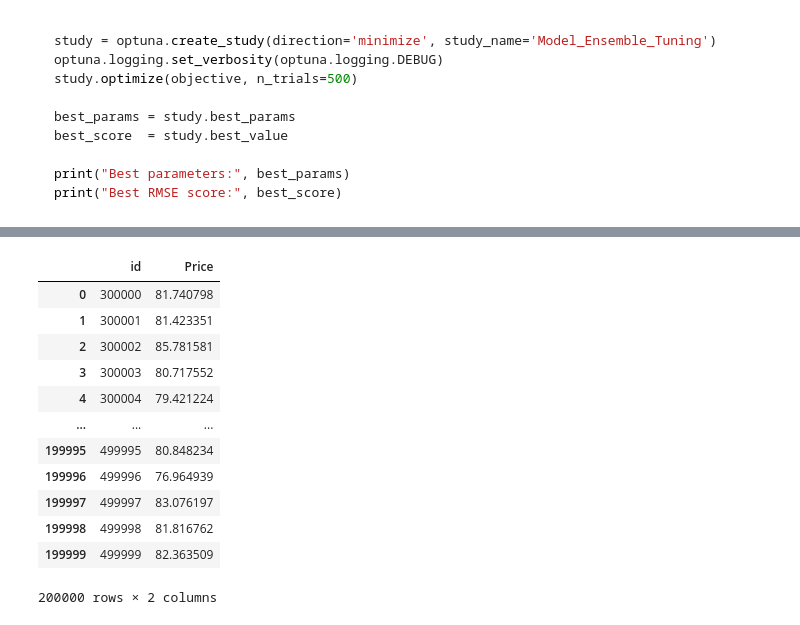
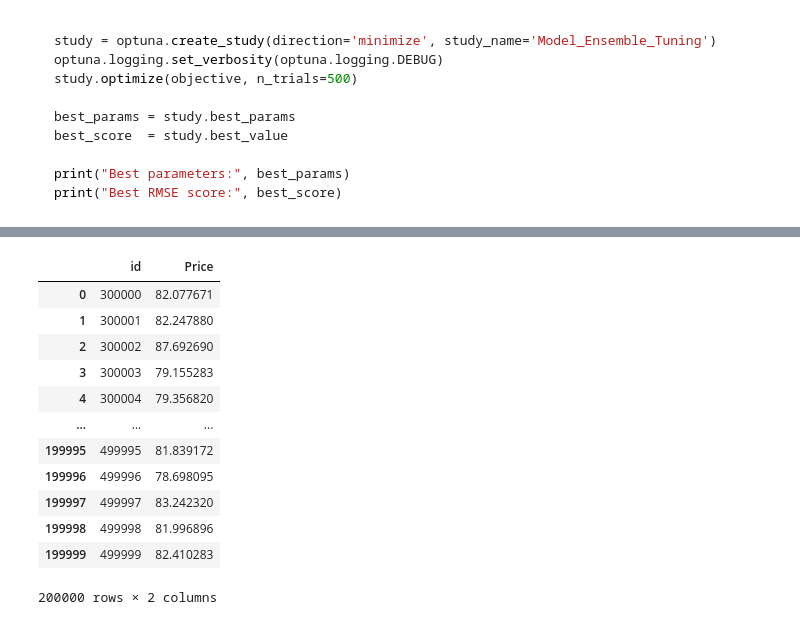
Before and after one commit to Oleksiy-Zhukov/Kaggle-Competitions, a Jupyter notebook: PS/S5E2/backpack-prediction-eda-baseline.ipynb, the cells around one changed output, grey strips where cells are left out. Drawn from its saved outputs; the diff is of its cells as text; code cells hidden in the pictures.

Commit message:
Kaggle Notebook | 🎒 Backpack Price Prediction: EDA -> Ensemble 🚀  | Version 30

```diff
--- a/PS/S5E2/backpack-prediction-eda-baseline.ipynb
+++ b/PS/S5E2/backpack-prediction-eda-baseline.ipynb
@@ -508,6 +508,8 @@ plot_count(train_tg, 'Color', 'Color Distribution of Train Data')
 [figure]
 # %% [markdown]
 # <p style="background-color:#E6F7FF; font-family:'Comic Sans MS', cursive; font-weight:bold; color:#1192AA; font-size:100%; text-align:center; border: 1px solid #003366; border-radius:10px; padding: 10px; box-shadow: 0 4px 15px rgba(0, 51, 102, 0.2);">📜  Data Preprocessing</p>
+# %%
+train_df = train_tg
 # %%
 orig = pd.read_csv("/kaggle/input/student-bag-price-prediction-dataset/Noisy_Student_Bag_Price_Prediction_Dataset.csv")
 orig = orig.loc[(orig["Weight Capacity (kg)"]>5)&(orig["Weight Capacity (kg)"]<30)]
@@ -1029,7 +1031,7 @@ print("Best RMSE score:", best_score)
 #         'Size_Small', 'Style_Messenger', 'Style_NaN', 'Style_Tote', 'Waterproof_No', 'Waterproof_Yes']
 # # Configurations
 kfold = True
-n_splits = 7 if kfold else 1
+n_splits = 5 if kfold else 1
 random_state = 42
 n_estimators = 700
 early_stopping_rounds = 666
@@ -1074,14 +1076,14 @@ for train_index, val_index in kf.split(X_train):
             verbosity = -1,
         ),
 
-        "CatBoost_optuna": cb.CatBoostRegressor(
-            random_state = random_state,
-            learning_rate = 0.2757572018124821,
-            depth = 5,
-            l2_leaf_reg = 7.247059958722575,
-            n_estimators = 666,
-            #cat_features = cats
-        ),
+        # "CatBoost_optuna": cb.CatBoostRegressor(
+        #     random_state = random_state,
+        #     learning_rate = 0.2757572018124821,
+        #     depth = 5,
+        #     l2_leaf_reg = 7.247059958722575,
+        #     n_estimators = 666,
+        #     #cat_features = cats
+        # ),
 
         "LGBM_optuna": lgb.LGBMRegressor(
             learning_rate = 0.03125634355299445,
@@ -1094,15 +1096,15 @@ for train_index, val_index in kf.split(X_train):
             verbosity = -1,
         ),
 
-        "CatBoost_optuna1": cb.CatBoostRegressor(
-            iterations = 1038,
-            depth = 7,
-            learning_rate = 0.05402571213309853,
-            l2_leaf_reg = 0.25707861461291215,
-            random_strength = 0.5892798244734105,
-            bagging_temperature = 0.3700245272388676,
-            border_count = 223
-        ),
+        # "CatBoost_optuna1": cb.CatBoostRegressor(
+        #     iterations = 1038,
+        #     depth = 7,
+        #     learning_rate = 0.05402571213309853,
+        #     l2_leaf_reg = 0.25707861461291215,
+        #     random_strength = 0.5892798244734105,
+        #     bagging_temperature = 0.3700245272388676,
+        #     border_count = 223
+        # ),
     }
 
     val_preds_list = []
@@ -1185,30 +1187,30 @@ plt.show()
 # %%
 sub = pd.read_csv(sub_PATH)
 #sub[f'{target}'] = test_pred_total
 
 # public solutions
 SAE_TE_XGB = pd.read_csv("/kaggle/input/s5e2-sae-te-xgb/submission.csv")
 ps_A_XGB = pd.read_csv("/kaggle/input/ps-s5e2-hyperspace-as-feats-a-xgboost-lightgbm/submission.csv")
 
 ps_A_XGB.columns = ps_A_XGB.columns.str.strip()
 SAE_TE_XGB.columns = SAE_TE_XGB.columns.str.strip()
 
 
-sub['Price'] = ps_A_XGB['Price'] * 0.25 + SAE_TE_XGB['Price'] * 0.25 + test_pred_total * 0.5
+sub['Price'] = ps_A_XGB['Price'] * 0.25 + SAE_TE_XGB['Price'] * 0.5 + test_pred_total * 0.25
 
 sub.to_csv('submission.csv', index=False)
 sub
 # %% [output]
 |  | id | Price |
-| 0 | 300000 | 81.740798 |
-| 1 | 300001 | 81.423351 |
-| 2 | 300002 | 85.781581 |
-| 3 | 300003 | 80.717552 |
-| 4 | 300004 | 79.421224 |
+| 0 | 300000 | 82.077671 |
+| 1 | 300001 | 82.247880 |
+| 2 | 300002 | 87.692690 |
+| 3 | 300003 | 79.155283 |
+| 4 | 300004 | 79.356820 |
 | ... | ... | ... |
-| 199995 | 499995 | 80.848234 |
-| 199996 | 499996 | 76.964939 |
-| 199997 | 499997 | 83.076197 |
-| 199998 | 499998 | 81.816762 |
-| 199999 | 499999 | 82.363509 |
+| 199995 | 499995 | 81.839172 |
+| 199996 | 499996 | 78.698095 |
+| 199997 | 499997 | 83.242320 |
+| 199998 | 499998 | 81.996896 |
+| 199999 | 499999 | 82.410283 |
 200000 rows × 2 columns
```
Also changed, not shown: parts of 2 cells of this notebook.
